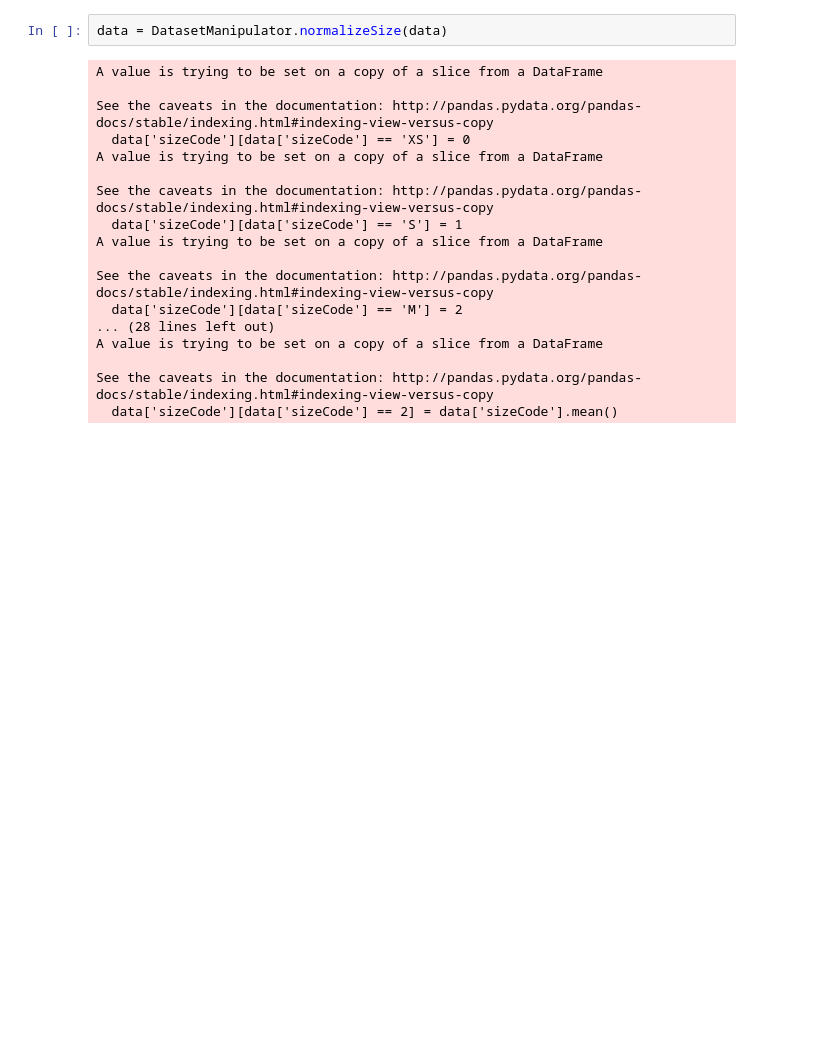
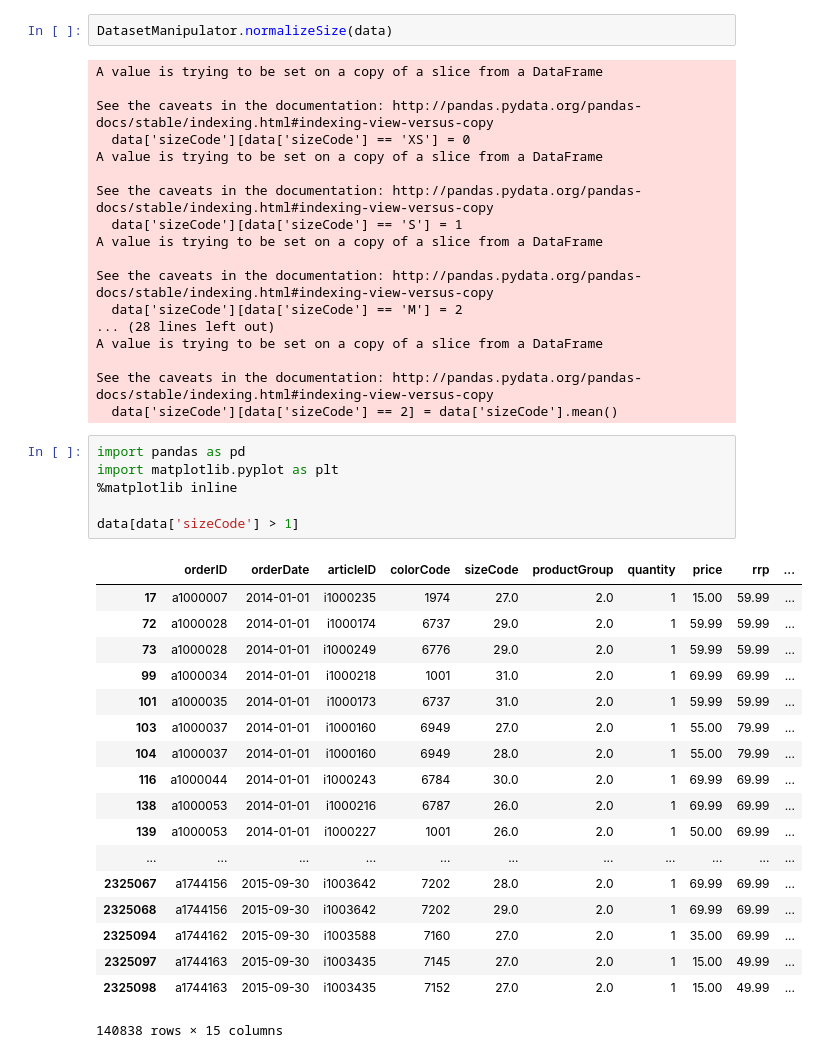
Before and after one commit to Gliganu/DMC_Fashion_2016, a Jupyter notebook: notebooks/TestingFeatures.ipynb, the cells around one changed output. Cells and saved outputs as stored; diff of their text form; blank space fills up the shorter version.

```diff
--- a/notebooks/TestingFeatures.ipynb
+++ b/notebooks/TestingFeatures.ipynb
@@ -10,7 +10,7 @@ from zaCode import FileManager
 # %%
 data = FileManager.getWholeTrainingData()
 # %%
-data = DatasetManipulator.normalizeSize(data)
+DatasetManipulator.normalizeSize(data)
 # %% [output]
 A value is trying to be set on a copy of a slice from a DataFrame
 
@@ -29,3 +29,28 @@ A value is trying to be set on a copy of a slice from a DataFrame
 
 See the caveats in the documentation: http://pandas.pydata.org/pandas-docs/stable/indexing.html#indexing-view-versus-copy
   data['sizeCode'][data['sizeCode'] == 2] = data['sizeCode'].mean()
+# %%
+import pandas as pd
+import matplotlib.pyplot as plt
+%matplotlib inline
+
+data[data['sizeCode'] > 1]
+# %% [output]
+|  | orderID | orderDate | articleID | colorCode | sizeCode | productGroup | quantity | price | rrp | ... |
+| 17 | a1000007 | 2014-01-01 | i1000235 | 1974 | 27.0 | 2.0 | 1 | 15.00 | 59.99 | ... |
+| 72 | a1000028 | 2014-01-01 | i1000174 | 6737 | 29.0 | 2.0 | 1 | 59.99 | 59.99 | ... |
+| 73 | a1000028 | 2014-01-01 | i1000249 | 6776 | 29.0 | 2.0 | 1 | 59.99 | 59.99 | ... |
+| 99 | a1000034 | 2014-01-01 | i1000218 | 1001 | 31.0 | 2.0 | 1 | 69.99 | 69.99 | ... |
+| 101 | a1000035 | 2014-01-01 | i1000173 | 6737 | 31.0 | 2.0 | 1 | 59.99 | 59.99 | ... |
+| 103 | a1000037 | 2014-01-01 | i1000160 | 6949 | 27.0 | 2.0 | 1 | 55.00 | 79.99 | ... |
+| 104 | a1000037 | 2014-01-01 | i1000160 | 6949 | 28.0 | 2.0 | 1 | 55.00 | 79.99 | ... |
+| 116 | a1000044 | 2014-01-01 | i1000243 | 6784 | 30.0 | 2.0 | 1 | 69.99 | 69.99 | ... |
+| 138 | a1000053 | 2014-01-01 | i1000216 | 6787 | 26.0 | 2.0 | 1 | 69.99 | 69.99 | ... |
+| 139 | a1000053 | 2014-01-01 | i1000227 | 1001 | 26.0 | 2.0 | 1 | 50.00 | 69.99 | ... |
+| ... | ... | ... | ... | ... | ... | ... | ... | ... | ... | ... |
+| 2325067 | a1744156 | 2015-09-30 | i1003642 | 7202 | 28.0 | 2.0 | 1 | 69.99 | 69.99 | ... |
+| 2325068 | a1744156 | 2015-09-30 | i1003642 | 7202 | 29.0 | 2.0 | 1 | 69.99 | 69.99 | ... |
+| 2325094 | a1744162 | 2015-09-30 | i1003588 | 7160 | 27.0 | 2.0 | 1 | 35.00 | 69.99 | ... |
+| 2325097 | a1744163 | 2015-09-30 | i1003435 | 7145 | 27.0 | 2.0 | 1 | 15.00 | 49.99 | ... |
+| 2325098 | a1744163 | 2015-09-30 | i1003435 | 7152 | 27.0 | 2.0 | 1 | 15.00 | 49.99 | ... |
+140838 rows × 15 columns
```
